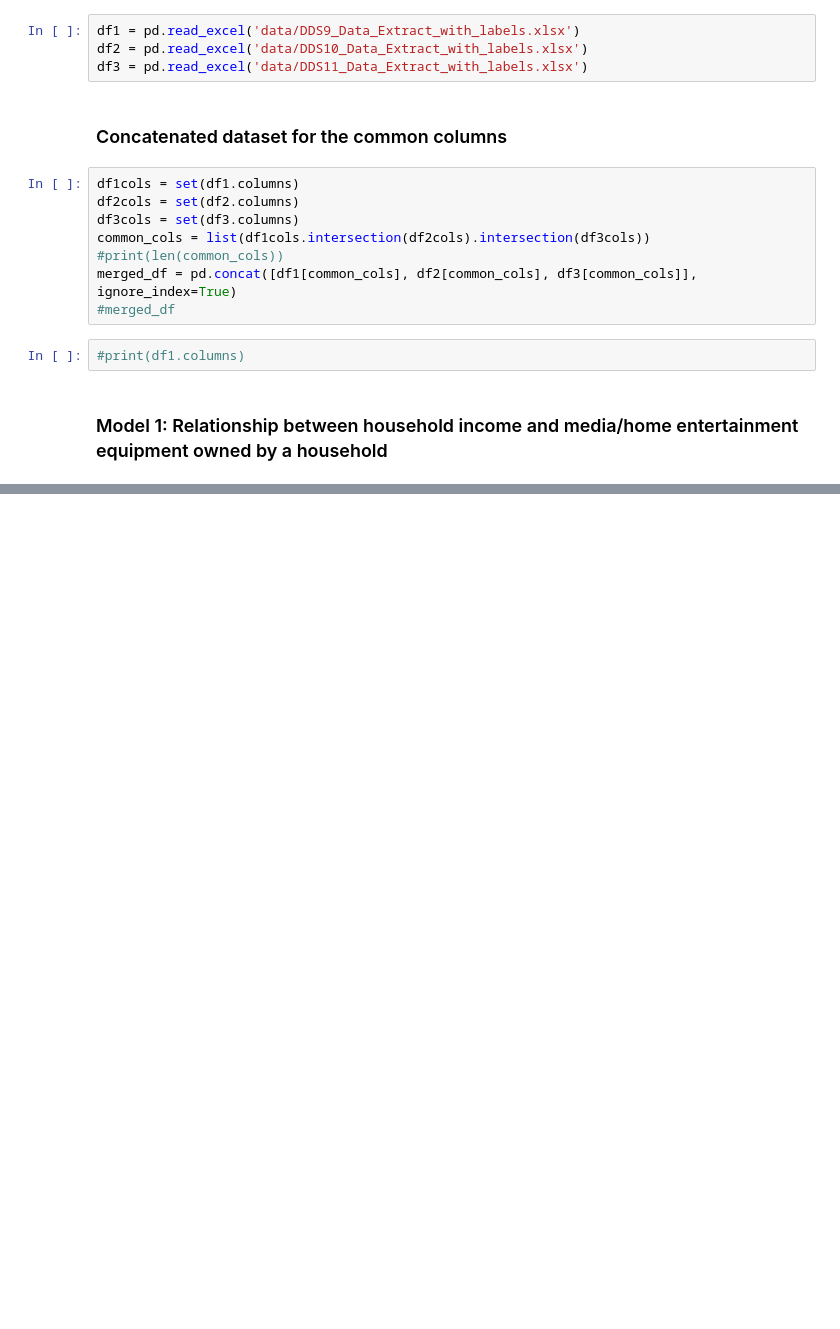
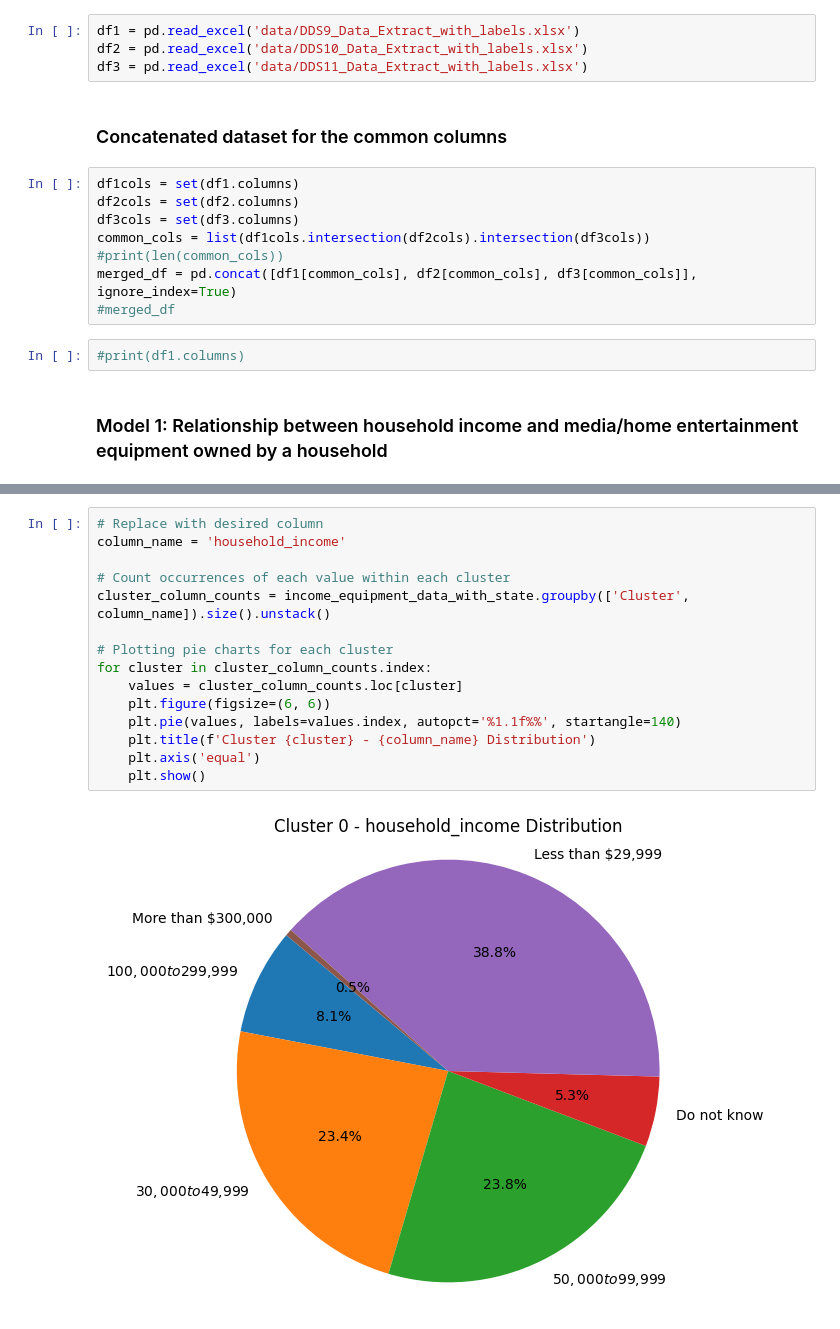
Before and after one commit to aarohikapadia/DSPM_Final_Project, a Jupyter notebook: Modeling_1_AK.ipynb, the cells around one changed output, grey strips where cells are left out. Saved outputs shown, nothing was run; the diff lists cells and outputs as text; blank space fills up the shorter version.

```diff
--- a/Modeling_1_AK.ipynb
+++ b/Modeling_1_AK.ipynb
@@ -115,0 +340,17 @@ income_equipment_data['Cluster'] = cluster_labels
+# %%
+# Replace with desired column
+column_name = 'household_income'
+
+# Count occurrences of each value within each cluster
+cluster_column_counts = income_equipment_data_with_state.groupby(['Cluster', column_name]).size().unstack()
+
+# Plotting pie charts for each cluster
+for cluster in cluster_column_counts.index:
+    values = cluster_column_counts.loc[cluster]
+    plt.figure(figsize=(6, 6))
+    plt.pie(values, labels=values.index, autopct='%1.1f%%', startangle=140)
+    plt.title(f'Cluster {cluster} - {column_name} Distribution')
+    plt.axis('equal')
+    plt.show()
+# %% [output]
+[figure, added]
```
Also changed, not shown: parts of 32 cells of this notebook.
